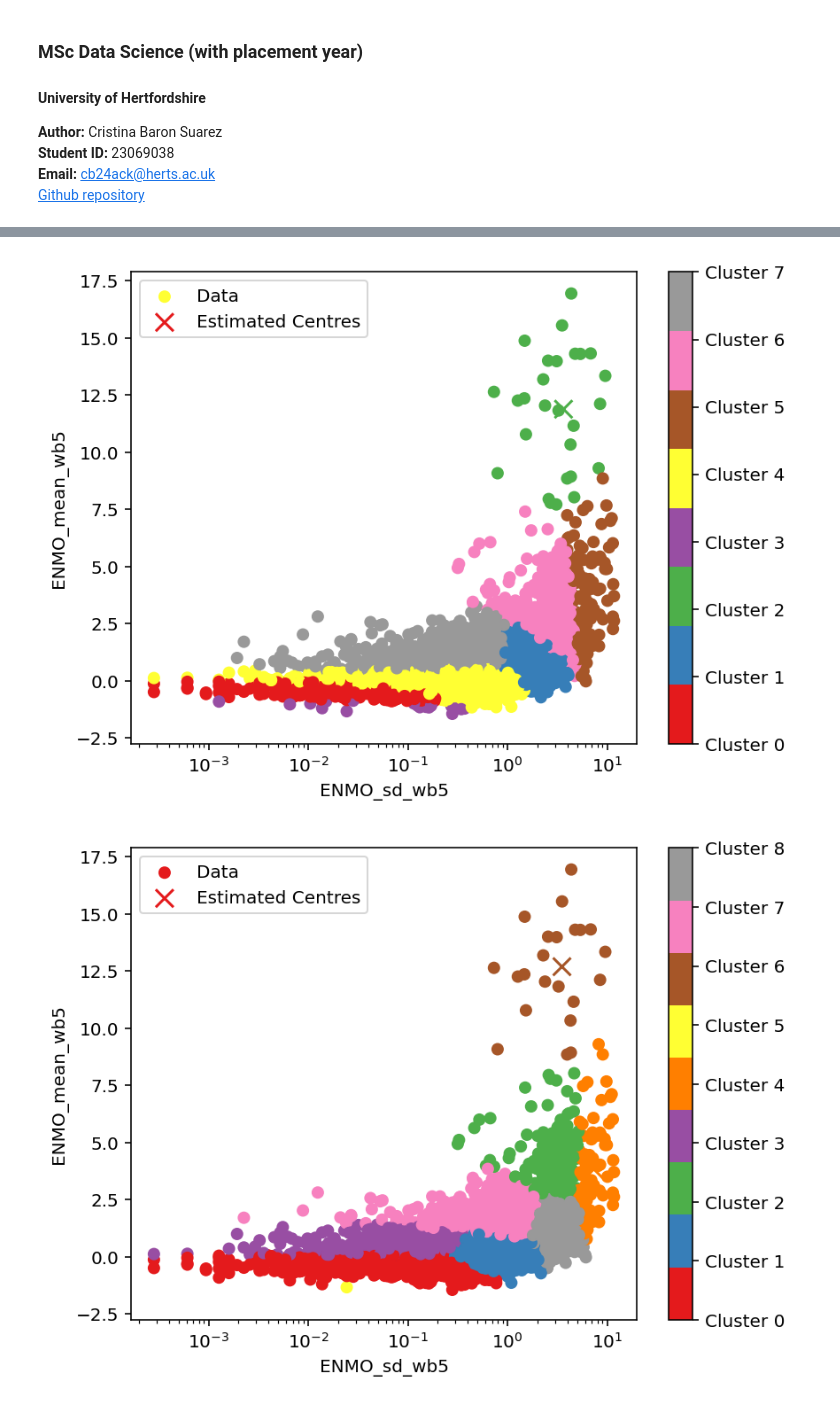
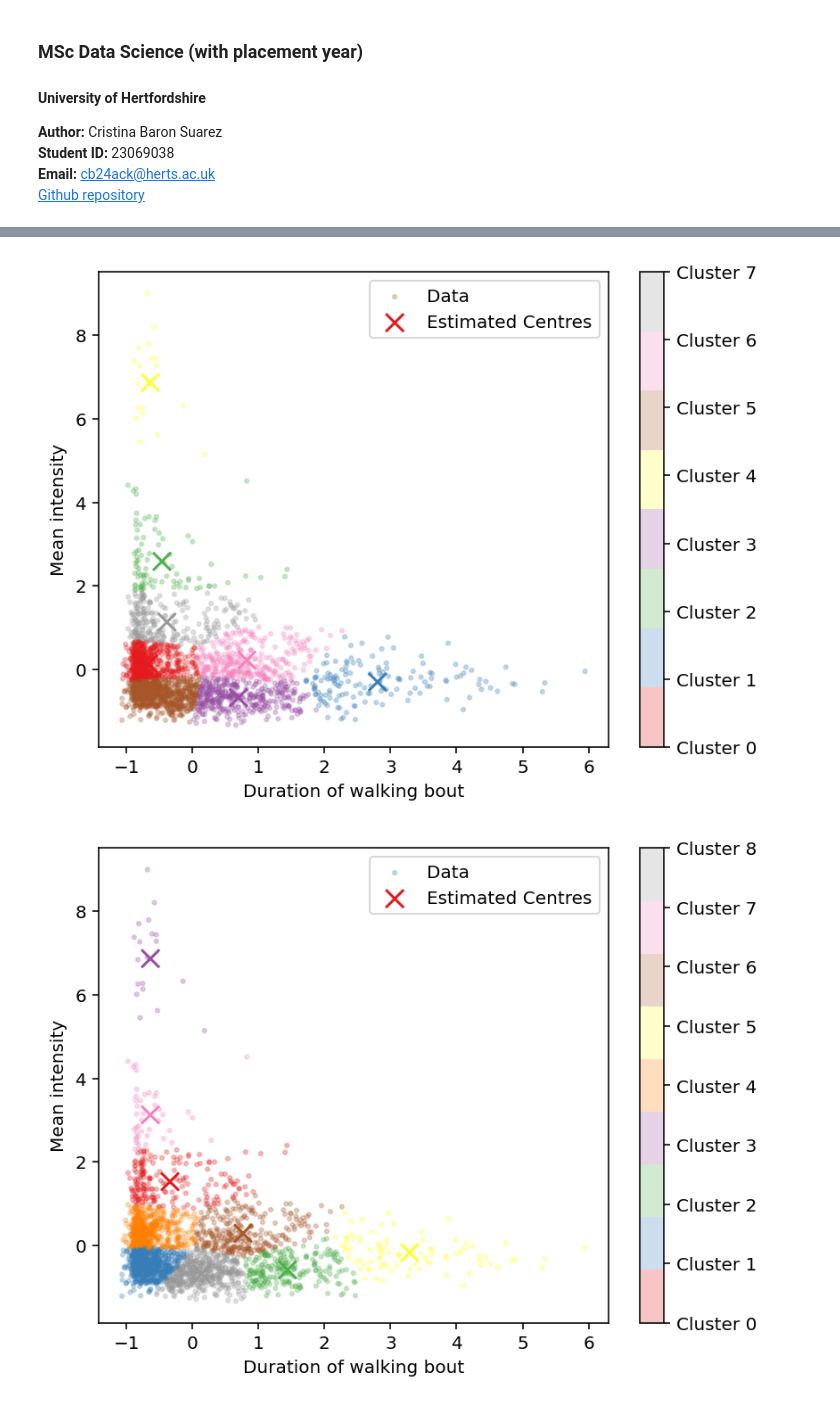
Before and after one commit to criss-bassu/Clustering_Fitting, a Jupyter notebook: ClusteringFitting_walks.ipynb, the cells around one changed output, grey strips where cells are left out. Drawn from its saved outputs; the diff is of its cells as text; code cells hidden in the pictures.

```diff
--- a/ClusteringFitting_walks.ipynb
+++ b/ClusteringFitting_walks.ipynb
@@ -22,5 +23,5 @@ import matplotlib.cm as cm
 # %%
-filename = 'walks2.csv'
-dfAll = pd.read_csv(filename)
+filename = 'walkingSample.csv'
+dfAll = pd.read_csv(filename).iloc[:,4:] # Read and select all columns from the 5th-on
 dfAll.head()
 # %% [output]
@@ -143,7 +232,7 @@ def plot_histogram(df, cols):
     plt.show()
     return
 # %%
-cols = ['ENMO_sd_wb5', 'ENMO_mean_wb5']
-xlabels = ['Corrected Kidney Index', 'Peripheral Fat Mass']
-plot_histogram(df, cols)
+cols = ['dur_wb_10_90_3m_i2m_wb5', 'ENMO_mean_wb5']
+xlabels = ['Duration of walking bout', 'Mean intensity']
+plot_histogram(df, cols, xlabels)
 # %% [output]
@@ -222,15 +317,20 @@ def plot_fitted(cols, labels, df, xkmeans, ykmeans, centre_labels):
     plt.show()
     return
 # %%
-inv_norm = scaler.inverse_transform(norm) # this is important for plotting data accurately
+# Bring the normalized data back to its original scale
+inv_norm = scaler.inverse_transform(norm)
+
+# Iterate through a number of clusters
 for k in range(2, 11):
     kmeans = KMeans(n_clusters = k, n_init = 20)
     kmeans.fit(norm) # fit done on x,y pairs
+    # Extract the cluster labels for each data point
     labels = kmeans.labels_
-    # the estimated cluster centres
-    cen = scaler.inverse_transform(kmeans.cluster_centers_)
-    xkmeans = cen[:, 0]
-    ykmeans = cen[:, 1]
+    # The estimated cluster centres
+    cen = scaler.inverse_transform(kmeans.cluster_centers_) # Transform centers back to the original scale
+    xkmeans = cen[:, 0] # X-coordinates of cluster centers
+    ykmeans = cen[:, 1] # Y-coordinates of cluster centers
+    # Predict cluster labels for the estimated cluster centers
     cenlabels = kmeans.predict(kmeans.cluster_centers_)
-    plot_fitted(cols, labels, df, xkmeans, ykmeans, cenlabels)
+    plot_fitted(cols, labels, xlabels, df, xkmeans, ykmeans, cenlabels)
 # %% [output]
@@ -243,2 +343,2 @@ for k in range(2, 11):
-[figure, old version]
+[figure, new version]
-[figure, old version]
+[figure, new version]
```
Also changed, not shown: parts of 33 cells of this notebook, 4 other files.
